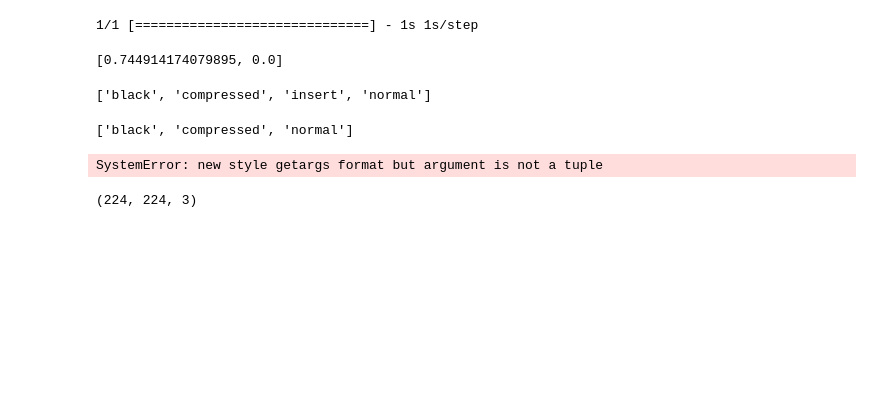
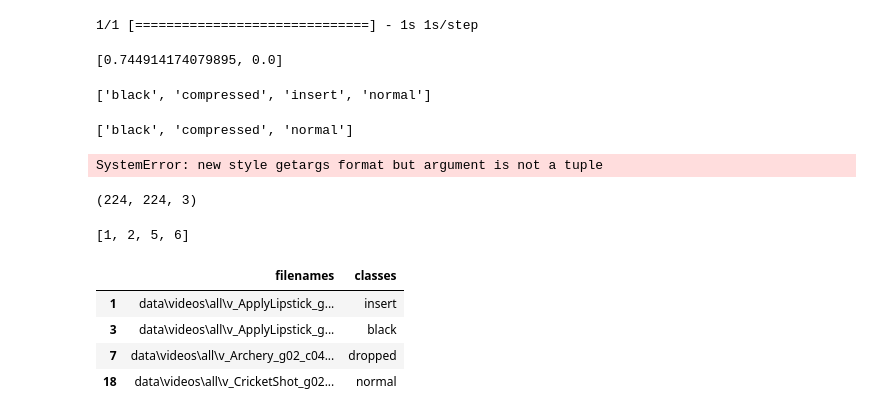
Before and after one commit to alswilli/Video-Manipulation-Detection-via-Recurrent-Residual-Feature-Learning-Networks, a Jupyter notebook: RNN-Test.ipynb, the cells around one changed output. Saved outputs shown, nothing was run; the diff lists cells and outputs as text; code cells hidden in the pictures; blank space fills up the shorter version.

```diff
--- a/RNN-Test.ipynb
+++ b/RNN-Test.ipynb
@@ -122,3 +127,14 @@ x = np.array(im1)
 x.shape
 # %% [output]
 (224, 224, 3)
+# %%
+test = [1, 2, 3, 4, 5, 6]
+
+test1 = test[0:2]
+test2 = test[4:]
+
+test = test1 + test2
+
+test
+# %% [output]
+[1, 2, 5, 6]
@@ -124,0 +193,8 @@ x.shape
+# %%
+test
+# %% [output]
+|  | filenames | classes |
+| 1 | data\videos\all\v_ApplyLipstick_g... | insert |
+| 3 | data\videos\all\v_ApplyLipstick_g... | black |
+| 7 | data\videos\all\v_Archery_g02_c04... | dropped |
+| 18 | data\videos\all\v_CricketShot_g02... | normal |
```
Also changed, not shown: parts of 5 cells of this notebook.
